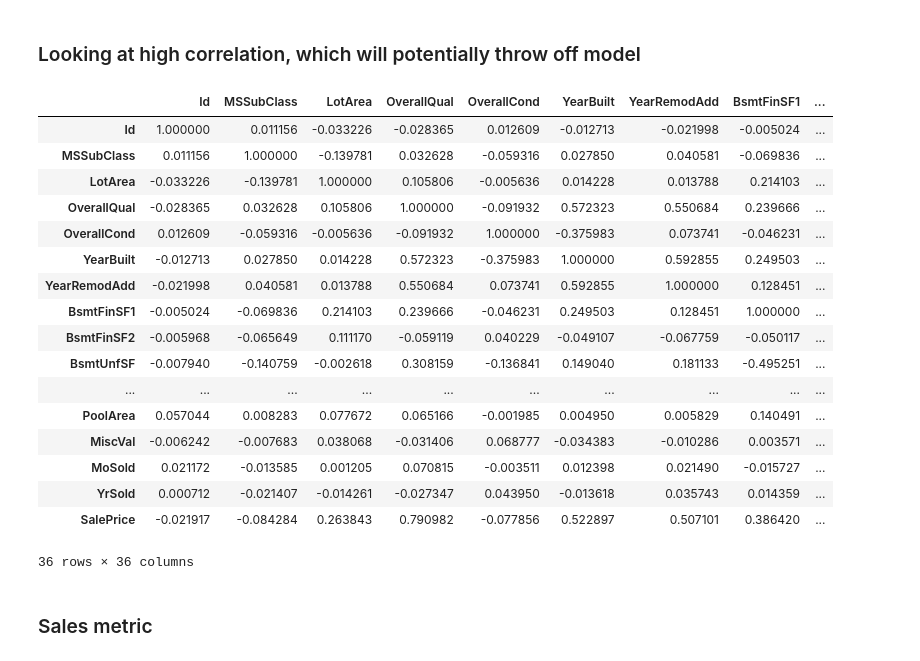
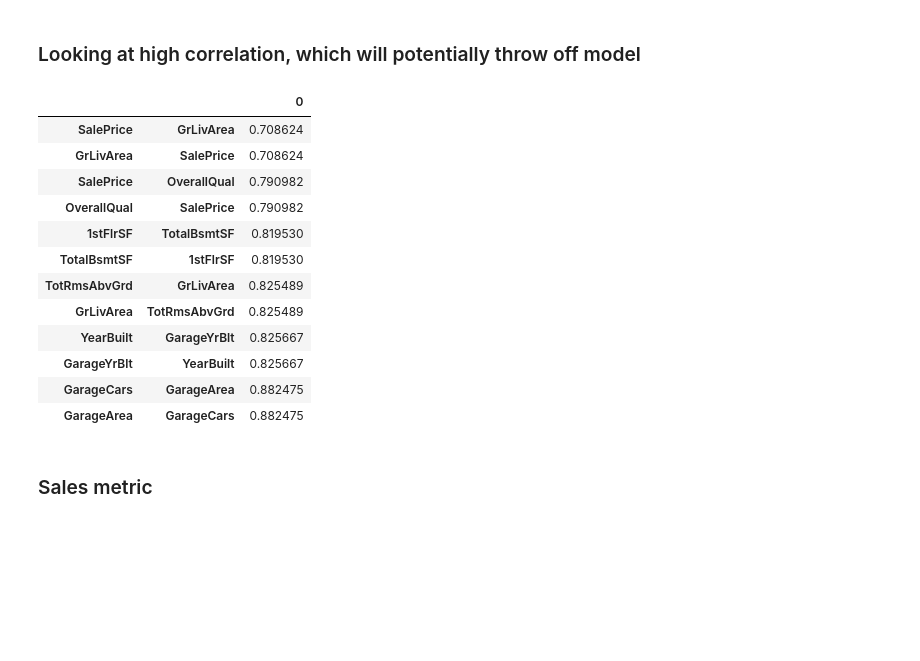
Before and after one commit to oliverkpan/IowaHousePricing, a Jupyter notebook: IowaHousePricing.ipynb, the cells around one changed output. Cells and saved outputs as stored; diff of their text form; code cells hidden in the pictures; blank space fills up the shorter version.

```diff
--- a/IowaHousePricing.ipynb
+++ b/IowaHousePricing.ipynb
@@ -52,24 +52,28 @@ na_check.head()
 df = df.drop(["LotFrontage", "Alley", "MasVnrType", "MasVnrArea", "BsmtQual"], axis = 1)
 # %% [markdown]
 ### Looking at high correlation, which will potentially throw off model
-# %%
-df.corr()
-# %% [output]
-|  | Id | MSSubClass | LotArea | OverallQual | OverallCond | YearBuilt | YearRemodAdd | BsmtFinSF1 | ... |
-| Id | 1.000000 | 0.011156 | -0.033226 | -0.028365 | 0.012609 | -0.012713 | -0.021998 | -0.005024 | ... |
-| MSSubClass | 0.011156 | 1.000000 | -0.139781 | 0.032628 | -0.059316 | 0.027850 | 0.040581 | -0.069836 | ... |
-| LotArea | -0.033226 | -0.139781 | 1.000000 | 0.105806 | -0.005636 | 0.014228 | 0.013788 | 0.214103 | ... |
-| OverallQual | -0.028365 | 0.032628 | 0.105806 | 1.000000 | -0.091932 | 0.572323 | 0.550684 | 0.239666 | ... |
-| OverallCond | 0.012609 | -0.059316 | -0.005636 | -0.091932 | 1.000000 | -0.375983 | 0.073741 | -0.046231 | ... |
-| YearBuilt | -0.012713 | 0.027850 | 0.014228 | 0.572323 | -0.375983 | 1.000000 | 0.592855 | 0.249503 | ... |
-| YearRemodAdd | -0.021998 | 0.040581 | 0.013788 | 0.550684 | 0.073741 | 0.592855 | 1.000000 | 0.128451 | ... |
-| BsmtFinSF1 | -0.005024 | -0.069836 | 0.214103 | 0.239666 | -0.046231 | 0.249503 | 0.128451 | 1.000000 | ... |
-| BsmtFinSF2 | -0.005968 | -0.065649 | 0.111170 | -0.059119 | 0.040229 | -0.049107 | -0.067759 | -0.050117 | ... |
-| BsmtUnfSF | -0.007940 | -0.140759 | -0.002618 | 0.308159 | -0.136841 | 0.149040 | 0.181133 | -0.495251 | ... |
-| ... | ... | ... | ... | ... | ... | ... | ... | ... | ... |
-| PoolArea | 0.057044 | 0.008283 | 0.077672 | 0.065166 | -0.001985 | 0.004950 | 0.005829 | 0.140491 | ... |
-| MiscVal | -0.006242 | -0.007683 | 0.038068 | -0.031406 | 0.068777 | -0.034383 | -0.010286 | 0.003571 | ... |
-| MoSold | 0.021172 | -0.013585 | 0.001205 | 0.070815 | -0.003511 | 0.012398 | 0.021490 | -0.015727 | ... |
-| YrSold | 0.000712 | -0.021407 | -0.014261 | -0.027347 | 0.043950 | -0.013618 | 0.035743 | 0.014359 | ... |
-| SalePrice | -0.021917 | -0.084284 | 0.263843 | 0.790982 | -0.077856 | 0.522897 | 0.507101 | 0.386420 | ... |
-36 rows × 36 columns
+# %%
+#Filter df
+high_corr = df.corr().abs().unstack()
+sort = high_corr.sort_values(kind="quicksort")
+sort = sort.to_frame()
+
+#Look at correlation that is higher than 0.7 and not 1
+sort = sort[sort[0] >= 0.7]
+sort = sort[sort[0] != 1]
+# %%
+sort
+# %% [output]
+|  |  | 0 |
+| SalePrice | GrLivArea | 0.708624 |
+| GrLivArea | SalePrice | 0.708624 |
+| SalePrice | OverallQual | 0.790982 |
+| OverallQual | SalePrice | 0.790982 |
+| 1stFlrSF | TotalBsmtSF | 0.819530 |
+| TotalBsmtSF | 1stFlrSF | 0.819530 |
+| TotRmsAbvGrd | GrLivArea | 0.825489 |
+| GrLivArea | TotRmsAbvGrd | 0.825489 |
+| YearBuilt | GarageYrBlt | 0.825667 |
+| GarageYrBlt | YearBuilt | 0.825667 |
+| GarageCars | GarageArea | 0.882475 |
+| GarageArea | GarageCars | 0.882475 |
```
Also changed, not shown: parts of 2 cells of this notebook, 1 other file.
